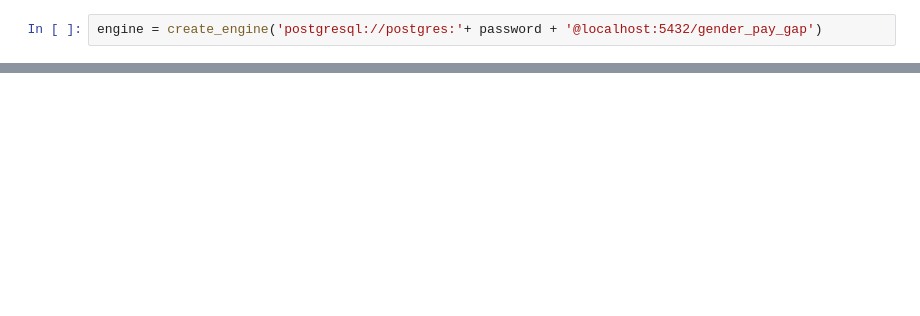
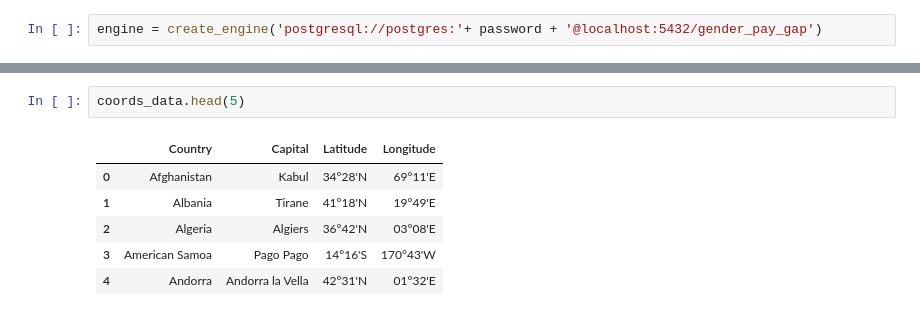
Before and after one commit to lquasem/Gender-Pay-Gap, a Jupyter notebook: load_data_to_db.ipynb, the cells around one changed output, grey strips where cells are left out. Drawn from its saved outputs; the diff is of its cells as text; blank space fills up the shorter version.

```diff
--- a/load_data_to_db.ipynb
+++ b/load_data_to_db.ipynb
@@ -33,0 +61,9 @@ pay_gap_by_gender_table.to_sql(name='pay_gap_by_race', con=engine, if_exists='ap
+# %%
+coords_data.head(5)
+# %% [output]
+|  | Country | Capital | Latitude | Longitude |
+| 0 | Afghanistan | Kabul | 34°28'N | 69°11'E |
+| 1 | Albania | Tirane | 41°18'N | 19°49'E |
+| 2 | Algeria | Algiers | 36°42'N | 03°08'E |
+| 3 | American Samoa | Pago Pago | 14°16'S | 170°43'W |
+| 4 | Andorra | Andorra la Vella | 42°31'N | 01°32'E |
```
Also changed, not shown: parts of 19 cells of this notebook, 17 other files.
